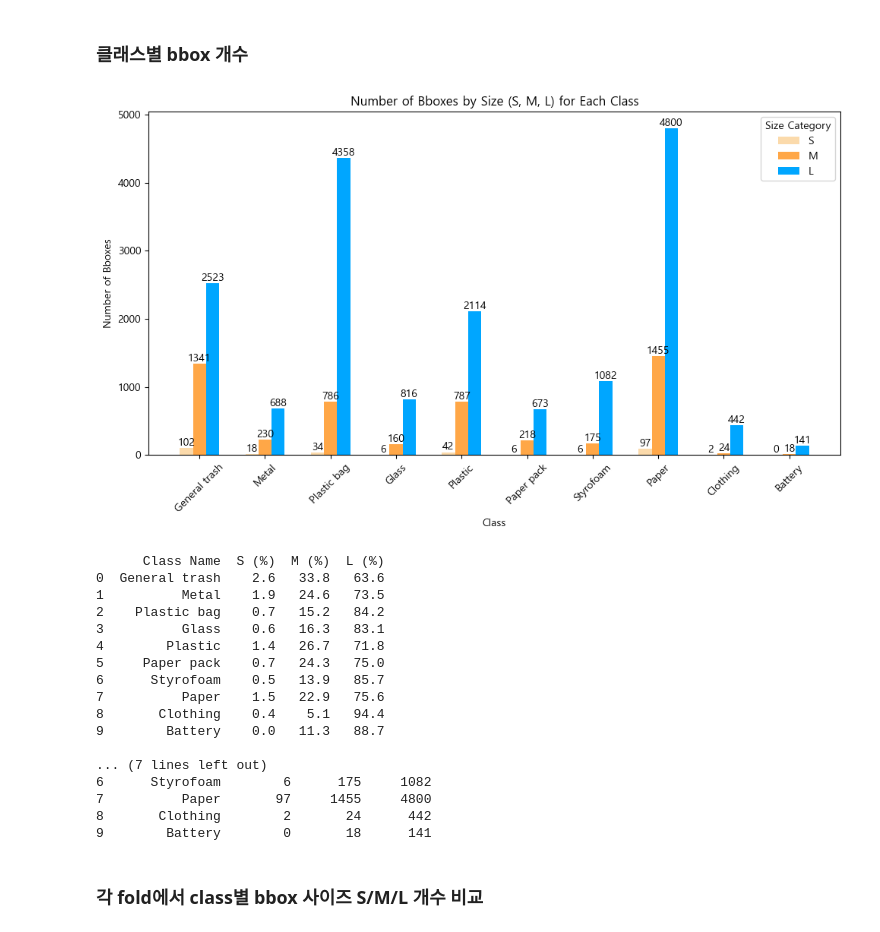
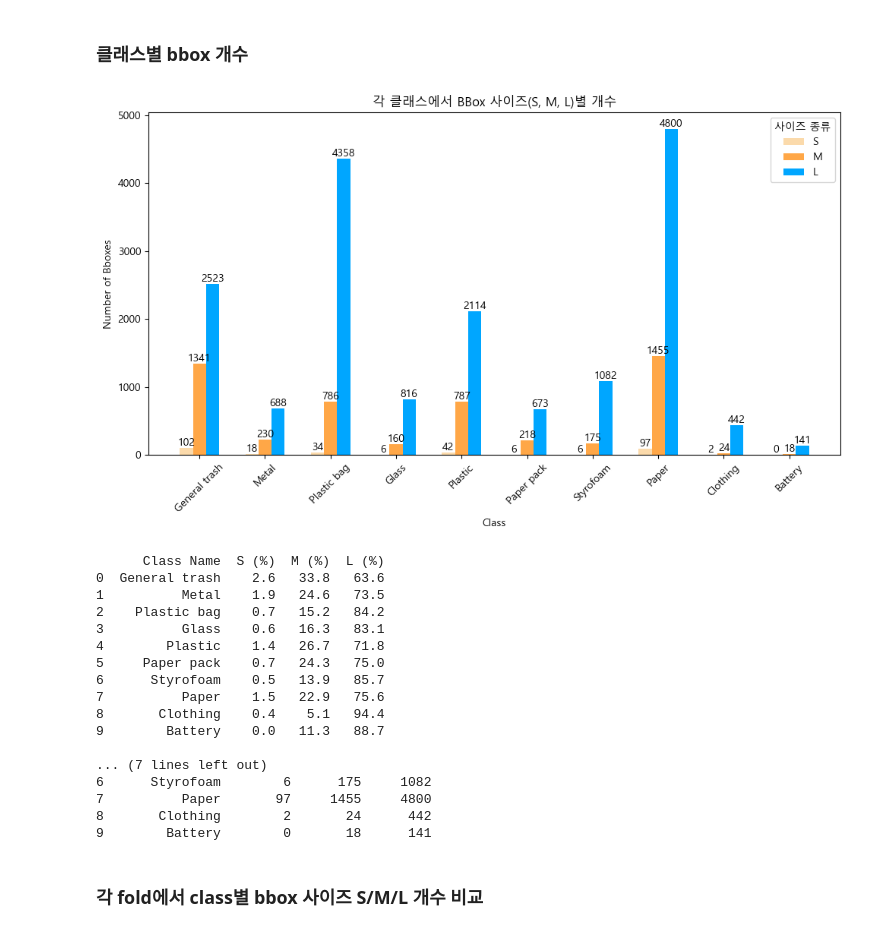
Before and after one commit to boostcampaitech7/level2-objectdetection-cv-22, a Jupyter notebook: eda/EDA3.ipynb, the cells around one changed output. Saved outputs shown, nothing was run; the diff lists cells and outputs as text; code cells hidden in the pictures.

```diff
--- a/eda/EDA3.ipynb
+++ b/eda/EDA3.ipynb
@@ -106,7 +106,7 @@ if 'annotations' in data:
     bars = plt.bar(category_names, counts, color=colors)
     plt.xlabel(f'Category({num_categories}개)')
     plt.ylabel(f'Count({num_annotations}개)')
-    plt.title('Category Name별 개수')
+    plt.title('카테고리별 바운딩 박스 수')
     plt.xticks(rotation=45)
 
     for bar in bars:
@@ -189,7 +189,7 @@ for annotation in annotations:
     else:
         class_size_count[class_id]['L'] += 1
 
-# 클래스별로 S, M, L 개수 데이터를 준비
+
 classes = list(class_size_count.keys())
 S_count = [class_size_count[cls]['S'] for cls in classes]
 M_count = [class_size_count[cls]['M'] for cls in classes]
@@ -209,11 +209,11 @@ bars3 = ax.bar([i + 2 * bar_width for i in index], L_count, bar_width, label='L'
 
 ax.set_xlabel('Class')
 ax.set_ylabel('Number of Bboxes')
-ax.set_title('Number of Bboxes by Size (S, M, L) for Each Class')
+ax.set_title('각 클래스에서 BBox 사이즈(S, M, L)별 개수')
 ax.set_xticks([i + bar_width for i in index])
 ax.set_xticklabels(class_names, rotation=45)
 
-ax.legend(title="Size Category")
+ax.legend(title="사이즈 종류")
 
 for bars in [bars1, bars2, bars3]:
     for bar in bars:
@@ -235,34 +235,34 @@ df = pd.DataFrame({
     'L Count': l_counts
 })
 
 
 class_names = [categories_id_name.get(cls, f'Class {cls}') for cls in classes]
 s_counts = [class_size_count[cls]['S'] for cls in classes]
 m_counts = [class_size_count[cls]['M'] for cls in classes]
 l_counts = [class_size_count[cls]['L'] for cls in classes]
 
 total_counts = [s + m + l for s, m, l in zip(s_counts, m_counts, l_counts)]
 
 
 s_ratios = [s / total if total > 0 else 0 for s, total in zip(s_counts, total_counts)]
 m_ratios = [m / total if total > 0 else 0 for m, total in zip(m_counts, total_counts)]
 l_ratios = [l / total if total > 0 else 0 for l, total in zip(l_counts, total_counts)]
 
 
 df_ratios = pd.DataFrame({
     'Class Name': class_names,
     'S (%)': [ratio * 100 for ratio in s_ratios],
     'M (%)': [ratio * 100 for ratio in m_ratios],
     'L (%)': [ratio * 100 for ratio in l_ratios]
 })
 
 df_ratios = df_ratios.round(1)
 
 print(df_ratios)
 print()
 print(df)
 # %% [output]
-[figure, old version]
+[figure, new version]
       Class Name  S (%)  M (%)  L (%)
 0  General trash    2.6   33.8   63.6
 1          Metal    1.9   24.6   73.5
```
Also changed, not shown: parts of 4 cells of this notebook.
